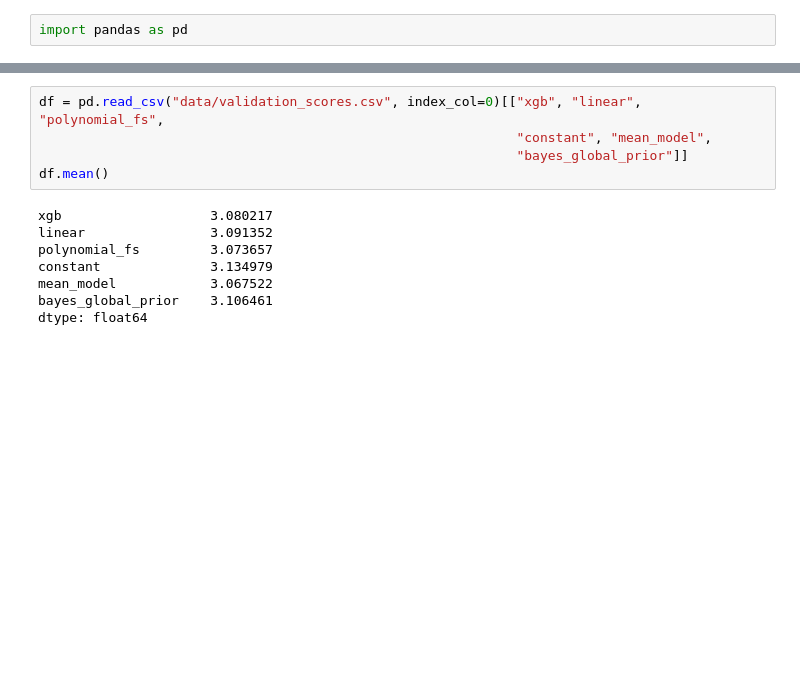
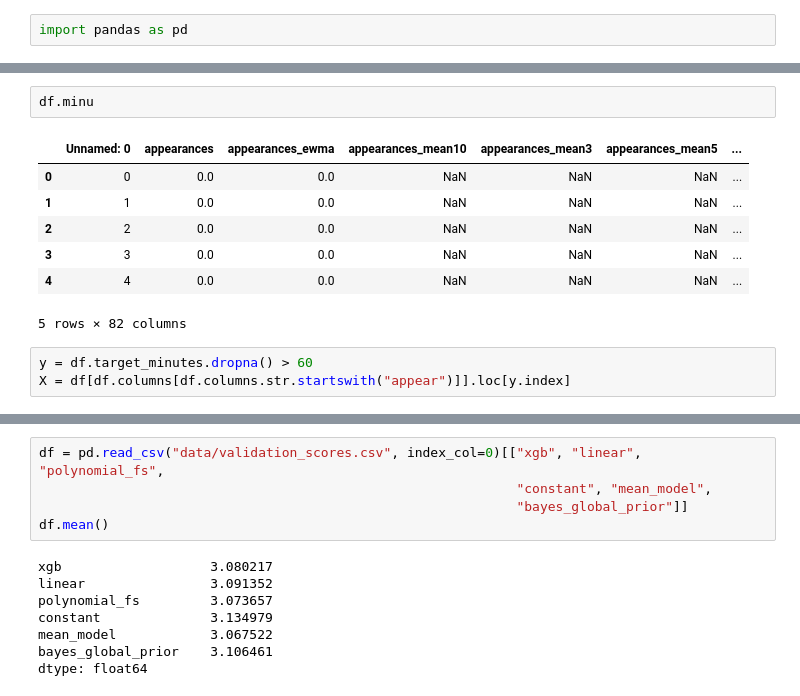
Before and after one commit to joconnor-ml/forecasting-fantasy-football, a Jupyter notebook: Untitled.ipynb, the cells around one changed output, grey strips where cells are left out. Drawn from its saved outputs; the diff is of its cells as text; blank space fills up the shorter version.

```diff
--- a/Untitled.ipynb
+++ b/Untitled.ipynb
@@ -2,0 +12,13 @@ import pandas as pd
+# %%
+df.minu
+# %% [output]
+|  | Unnamed: 0 | appearances | appearances_ewma | appearances_mean10 | appearances_mean3 | appearances_mean5 | ... |
+| 0 | 0 | 0.0 | 0.0 | NaN | NaN | NaN | ... |
+| 1 | 1 | 0.0 | 0.0 | NaN | NaN | NaN | ... |
+| 2 | 2 | 0.0 | 0.0 | NaN | NaN | NaN | ... |
+| 3 | 3 | 0.0 | 0.0 | NaN | NaN | NaN | ... |
+| 4 | 4 | 0.0 | 0.0 | NaN | NaN | NaN | ... |
+5 rows × 82 columns
+# %%
+y = df.target_minutes.dropna() > 60
+X = df[df.columns[df.columns.str.startswith("appear")]].loc[y.index]
```
Also changed, not shown: parts of 15 cells of this notebook, 6 other files.
